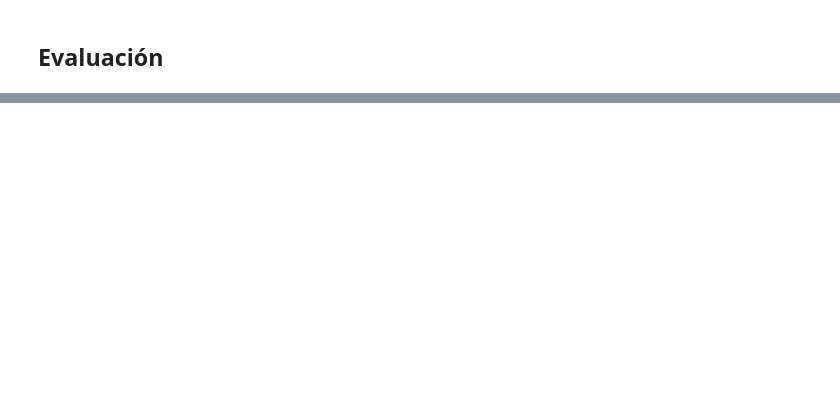
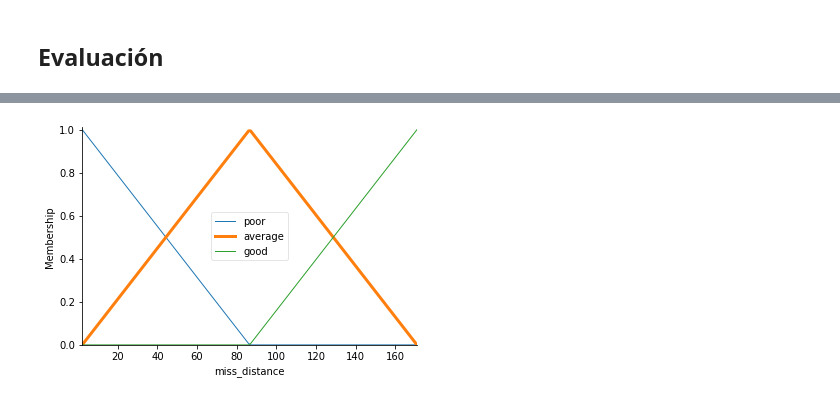
Before and after one commit to Hector858/ProyectoIAU2, a Jupyter notebook: [NRC_6278]_JordanEspinosa_HectorCedeño_ProyectoUnidad2.ipynb, the cells around one changed output, grey strips where cells are left out. Saved outputs shown, nothing was run; the diff lists cells and outputs as text; code cells hidden in the pictures; blank space fills up the shorter version.

```diff
--- a/[NRC_6278]_JordanEspinosa_HectorCedeño_ProyectoUnidad2.ipynb
+++ b/[NRC_6278]_JordanEspinosa_HectorCedeño_ProyectoUnidad2.ipynb
@@ -476,0 +553,4 @@ Precisión del modelo del analisis del malware:
+# %%
+miss_distance['average'].view()
+# %% [output]
+[figure, added]
```
Also changed, not shown: parts of 25 cells of this notebook.
